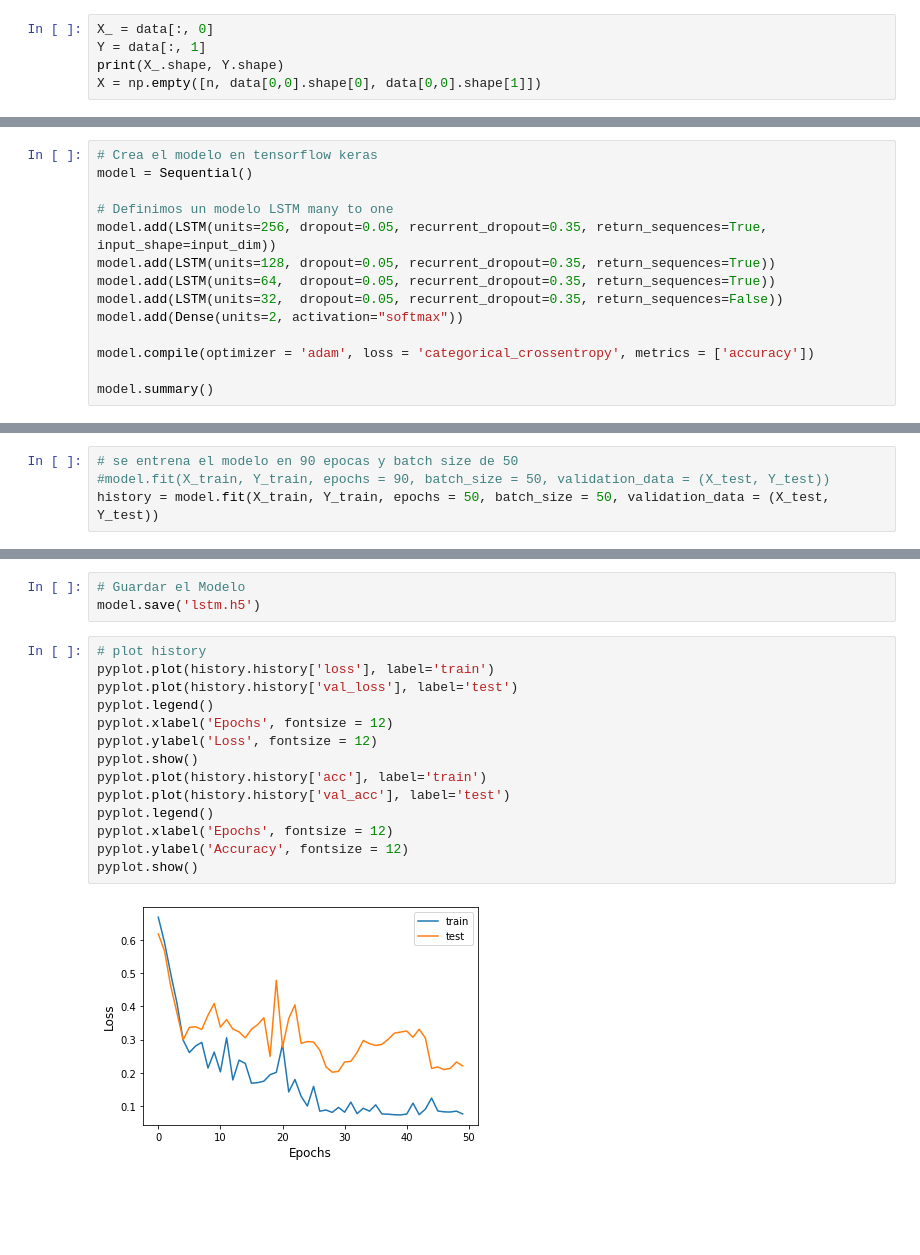
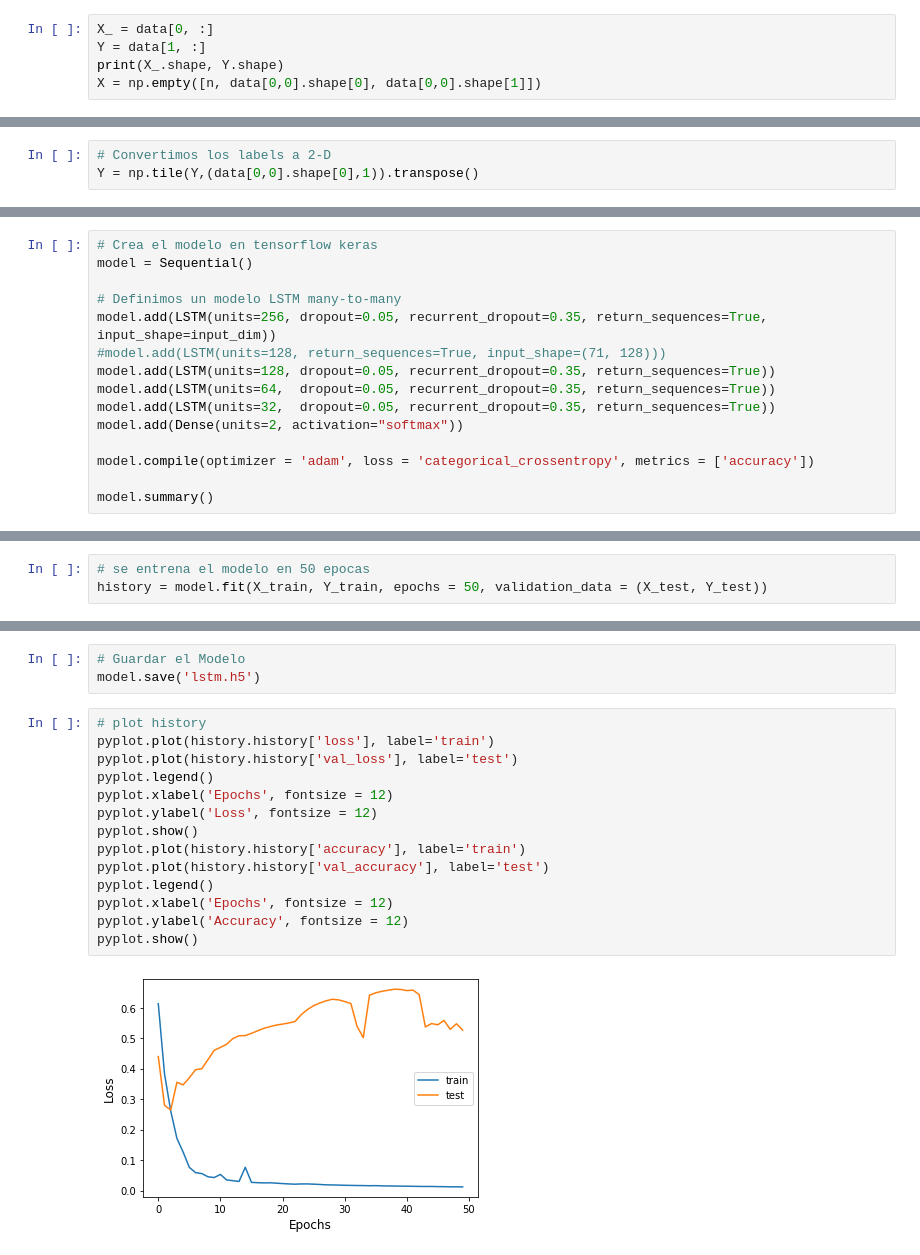
Before and after one commit to MrCycler/Scream_Detector, a Jupyter notebook: MODELS/lstm.ipynb, the cells around one changed output, grey strips where cells are left out. Cells and saved outputs as stored; diff of their text form; blank space fills up the shorter version.

Commit message:
Changed the model into a many-to-many LSTM.

```diff
--- a/MODELS/lstm.ipynb
+++ b/MODELS/lstm.ipynb
@@ -60,6 +60,6 @@ data[0,0].shape
 # %%
-X_ = data[:, 0]
-Y = data[:, 1]
+X_ = data[0, :]
+Y = data[1, :]
 print(X_.shape, Y.shape)
 X = np.empty([n, data[0,0].shape[0], data[0,0].shape[1]])
 # %% [output]
@@ -67,6 +67,9 @@ X = np.empty([n, data[0,0].shape[0], data[0,0].shape[1]])
 # %%
 for i in range(n):
     X[i] = (X_[i])
+# %%
+# Convertimos los labels a 2-D
+Y = np.tile(Y,(data[0,0].shape[0],1)).transpose()
 # %%
 Y = to_categorical(Y)
 # %%
@@ -91,11 +98,12 @@ input_dim = (X_train.shape[1], X_train.shape[2])
 # Crea el modelo en tensorflow keras
 model = Sequential()
 
-# Definimos un modelo LSTM many to one
+# Definimos un modelo LSTM many-to-many
 model.add(LSTM(units=256, dropout=0.05, recurrent_dropout=0.35, return_sequences=True, input_shape=input_dim))
+#model.add(LSTM(units=128, return_sequences=True, input_shape=(71, 128)))
 model.add(LSTM(units=128, dropout=0.05, recurrent_dropout=0.35, return_sequences=True))
 model.add(LSTM(units=64,  dropout=0.05, recurrent_dropout=0.35, return_sequences=True))
-model.add(LSTM(units=32,  dropout=0.05, recurrent_dropout=0.35, return_sequences=False))
+model.add(LSTM(units=32,  dropout=0.05, recurrent_dropout=0.35, return_sequences=True))
 model.add(Dense(units=2, activation="softmax"))
 
 model.compile(optimizer = 'adam', loss = 'categorical_crossentropy', metrics = ['accuracy'])
@@ -127,5 +131,4 @@ _________________________________________________________________
 # %%
-# se entrena el modelo en 90 epocas y batch size de 50
-#model.fit(X_train, Y_train, epochs = 90, batch_size = 50, validation_data = (X_test, Y_test))
-history = model.fit(X_train, Y_train, epochs = 50, batch_size = 50, validation_data = (X_test, Y_test))
+# se entrena el modelo en 50 epocas
+history = model.fit(X_train, Y_train, epochs = 50, validation_data = (X_test, Y_test))
 # %% [output]
@@ -163,16 +163,16 @@ model.save('lstm.h5')
 # %%
 # plot history
 pyplot.plot(history.history['loss'], label='train')
 pyplot.plot(history.history['val_loss'], label='test')
 pyplot.legend()
 pyplot.xlabel('Epochs', fontsize = 12)
 pyplot.ylabel('Loss', fontsize = 12)
 pyplot.show()
-pyplot.plot(history.history['acc'], label='train')
-pyplot.plot(history.history['val_acc'], label='test')
+pyplot.plot(history.history['accuracy'], label='train')
+pyplot.plot(history.history['val_accuracy'], label='test')
 pyplot.legend()
 pyplot.xlabel('Epochs', fontsize = 12)
 pyplot.ylabel('Accuracy', fontsize = 12)
 pyplot.show()
 # %% [output]
-[figure, old version]
+[figure, new version]
```
Also changed, not shown: parts of 9 cells of this notebook, 1 other file.
